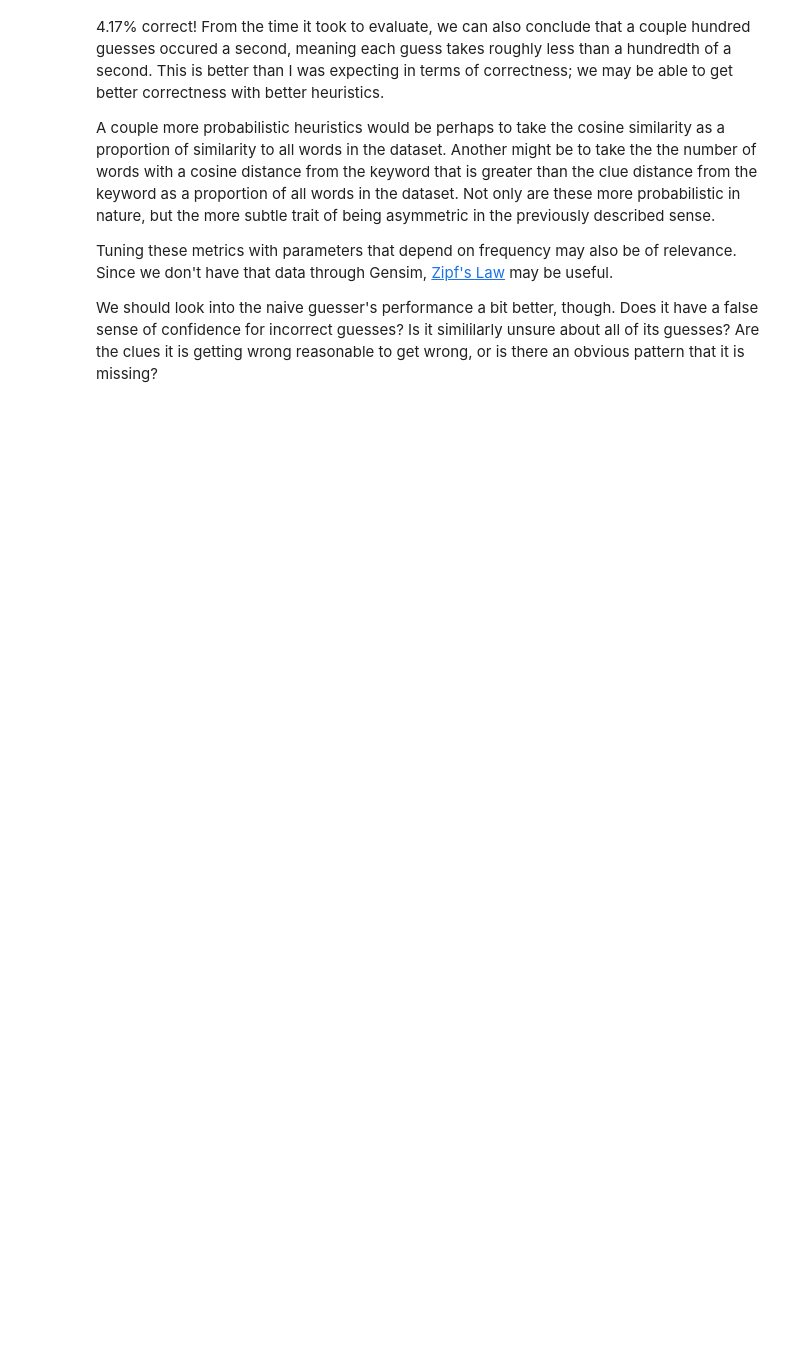
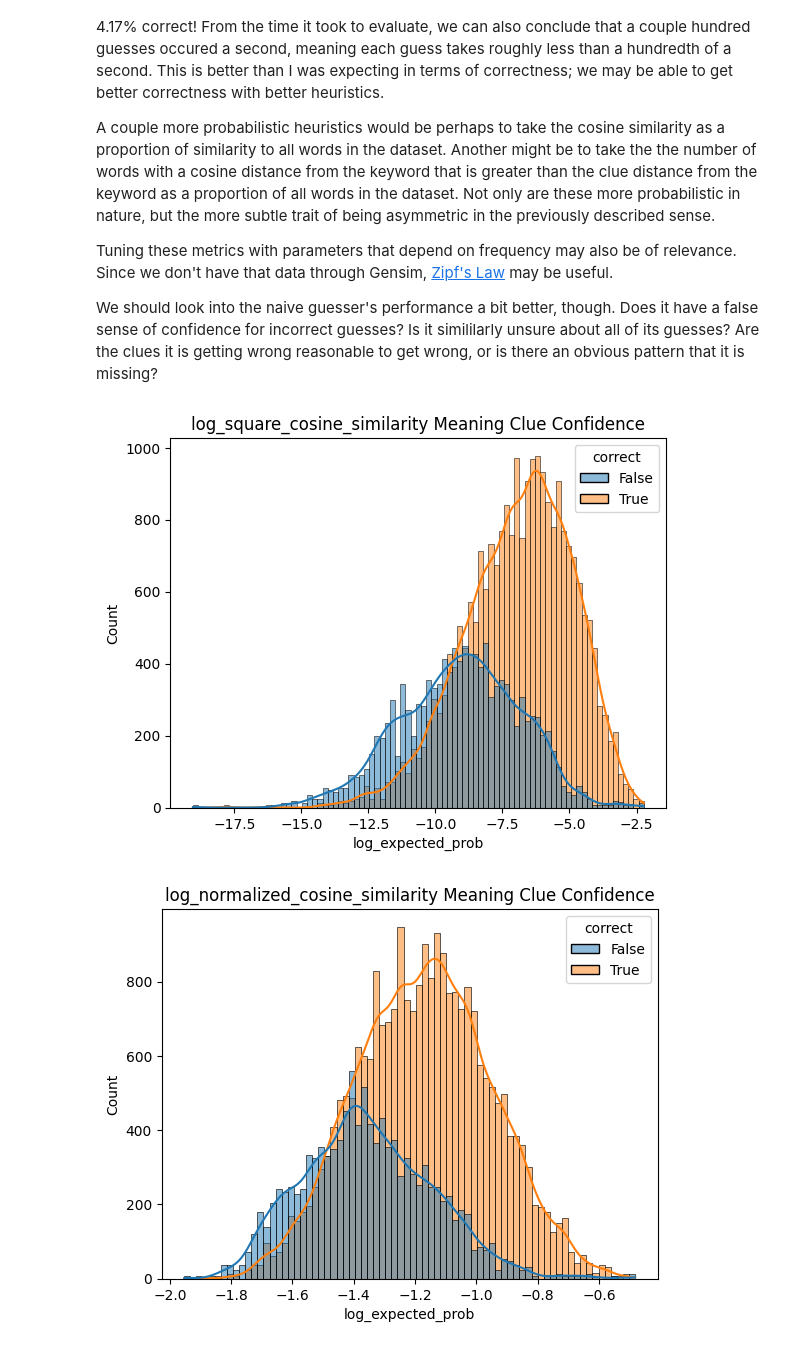
Before and after one commit to TheJDen/decrypto-ai-research, a Jupyter notebook: word2vec_unsupervised_guessing.ipynb, the cells around one changed output. Drawn from its saved outputs; the diff is of its cells as text; code cells hidden in the pictures; blank space fills up the shorter version.

Commit message:
correctness histograms

```diff
--- a/word2vec_unsupervised_guessing.ipynb
+++ b/word2vec_unsupervised_guessing.ipynb
@@ -57,19 +57,23 @@ def get_guess(strat_func, input_row):
     code_index_guess = codes.index(guess.code)
     return pandas.Series([code_index_guess, guess.log_expected_probability], index=["code_index_guess", "log_expected_prob"])
 
-meaning_correct = meaning_df['code_index']
-triggerword_correct = triggerword_df['code_index']
+meaning_clue_df, meaning_correct_code_index = meaning_df.drop('code_index', axis=1), meaning_df['code_index']
+triggerword_clue_df, triggerword_correct_code_index = triggerword_df.drop('code_index', axis=1), triggerword_df['code_index']
 
+meaning_guesses = {}
+triggerword_guesses = {}
 for strat_func in [log_square_cosine_similarity, log_normalized_cosine_similarity]:
     print(strat_func.__name__)
     get_guess_with_strat = partial(get_guess, strat_func)
 
-    meaning_guesses = meaning_df.apply(get_guess_with_strat, axis=1)
-    percent_correct = 100 * np.sum(meaning_df["code_index"] == meaning_guesses["code_index_guess"]) / len(meaning_df)
+    meaning_guesses[strat_func] = meaning_clue_df.apply(get_guess_with_strat, axis=1)
+    meaning_guesses[strat_func]["correct"] = meaning_correct_code_index == meaning_guesses[strat_func]["code_index_guess"]
+    percent_correct = 100 * np.sum(meaning_guesses[strat_func]["correct"]) / len(meaning_guesses[strat_func])
     print(f"percent meaning clues correct: {percent_correct}%")
 
-    triggerword_guesses = triggerword_df.apply(get_guess_with_strat, axis=1)
-    percent_correct = 100 * np.sum(triggerword_df["code_index"] == triggerword_guesses["code_index_guess"]) / len(triggerword_df)
+    triggerword_guesses[strat_func] = triggerword_clue_df.apply(get_guess_with_strat, axis=1)
+    triggerword_guesses[strat_func]["correct"] = triggerword_correct_code_index == triggerword_guesses[strat_func]["code_index_guess"]
+    percent_correct = 100 * np.sum(triggerword_guesses[strat_func]["correct"]) / len(triggerword_guesses[strat_func])
     print(f"percent triggerword clues correct: {percent_correct}%")
 # %% [output]
 log_square_cosine_similarity
@@ -86,3 +90,19 @@ A couple more probabilistic heuristics would be perhaps to take the cosine simil
 Tuning these metrics with parameters that depend on frequency may also be of relevance. Since we don't have that data through Gensim, [Zipf's Law](https://en.wikipedia.org/wiki/Zipf%27s_law) may be useful.
 
 We should look into the naive guesser's performance a bit better, though. Does it have a false sense of confidence for incorrect guesses? Is it simililarly unsure about all of its guesses? Are the clues it is getting wrong reasonable to get wrong, or is there an obvious pattern that it is missing?
+# %%
+import seaborn as sns
+import matplotlib.pyplot as plt
+
+for strat_func, meaning_guesses_df in meaning_guesses.items():
+    _, ax = plt.subplots()
+    plot = sns.histplot(ax=ax, data=meaning_guesses_df, x="log_expected_prob", hue="correct", kde=True)
+    plot.set(title=f'{strat_func.__name__} Meaning Clue Confidence')
+
+for strat_func, triggerword_guesses_df in triggerword_guesses.items():
+    _, ax = plt.subplots()
+    plot = sns.histplot(ax=ax, data=triggerword_guesses_df, x="log_expected_prob", hue="correct", kde=True)
+    plot.set(title=f'{strat_func.__name__} Triggerword Clue Confidence')
+# %% [output]
+[figure, added]
+[figure, added]
```
Also changed, not shown: parts of 2 cells of this notebook.
